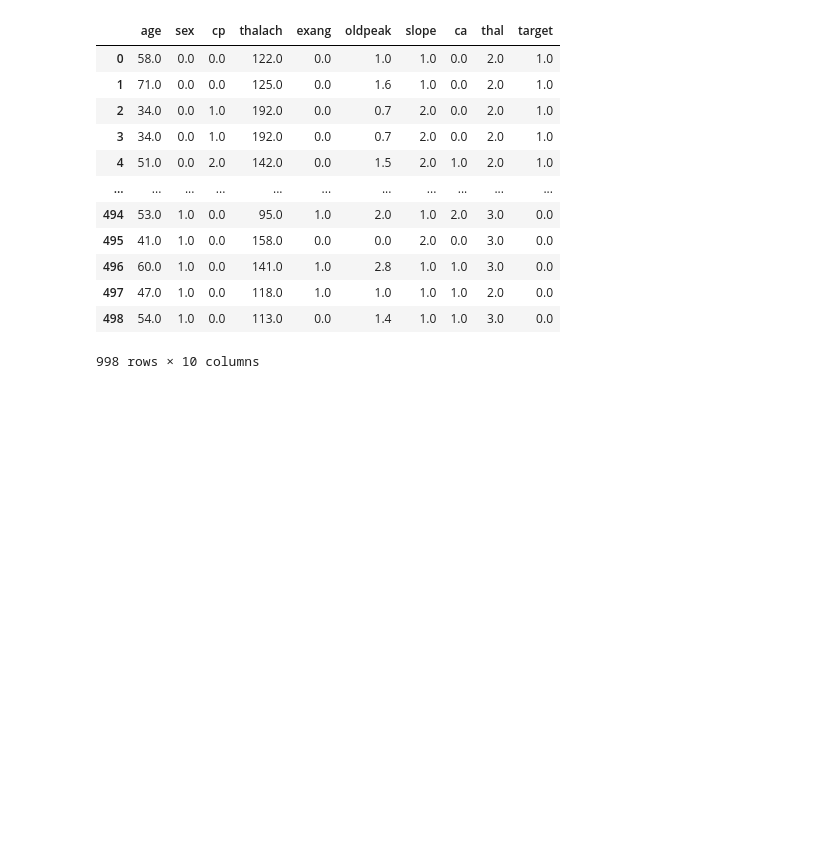
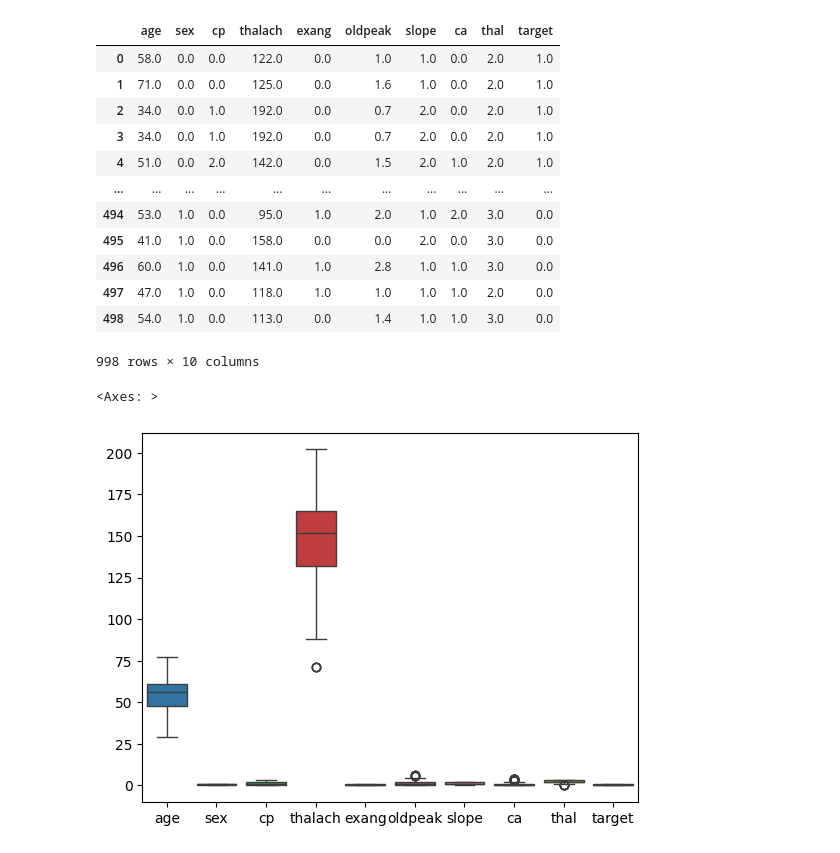
Before and after one commit to kailai-13/Neural_Networks_Hands_On, a Jupyter notebook: nnhandson.ipynb, the cells around one changed output. Saved outputs shown, nothing was run; the diff lists cells and outputs as text; code cells hidden in the pictures; blank space fills up the shorter version.

```diff
--- a/nnhandson.ipynb
+++ b/nnhandson.ipynb
@@ -1076,3 +1076,8 @@ hr
 | 497 | 47.0 | 1.0 | 0.0 | 118.0 | 1.0 | 1.0 | 1.0 | 1.0 | 2.0 | 0.0 |
 | 498 | 54.0 | 1.0 | 0.0 | 113.0 | 0.0 | 1.4 | 1.0 | 1.0 | 3.0 | 0.0 |
 998 rows × 10 columns
+# %%
+sns.boxplot(hr)
+# %% [output]
+<Axes: >
+[figure, added]
```
Also changed, not shown: parts of 1 cell of this notebook.
